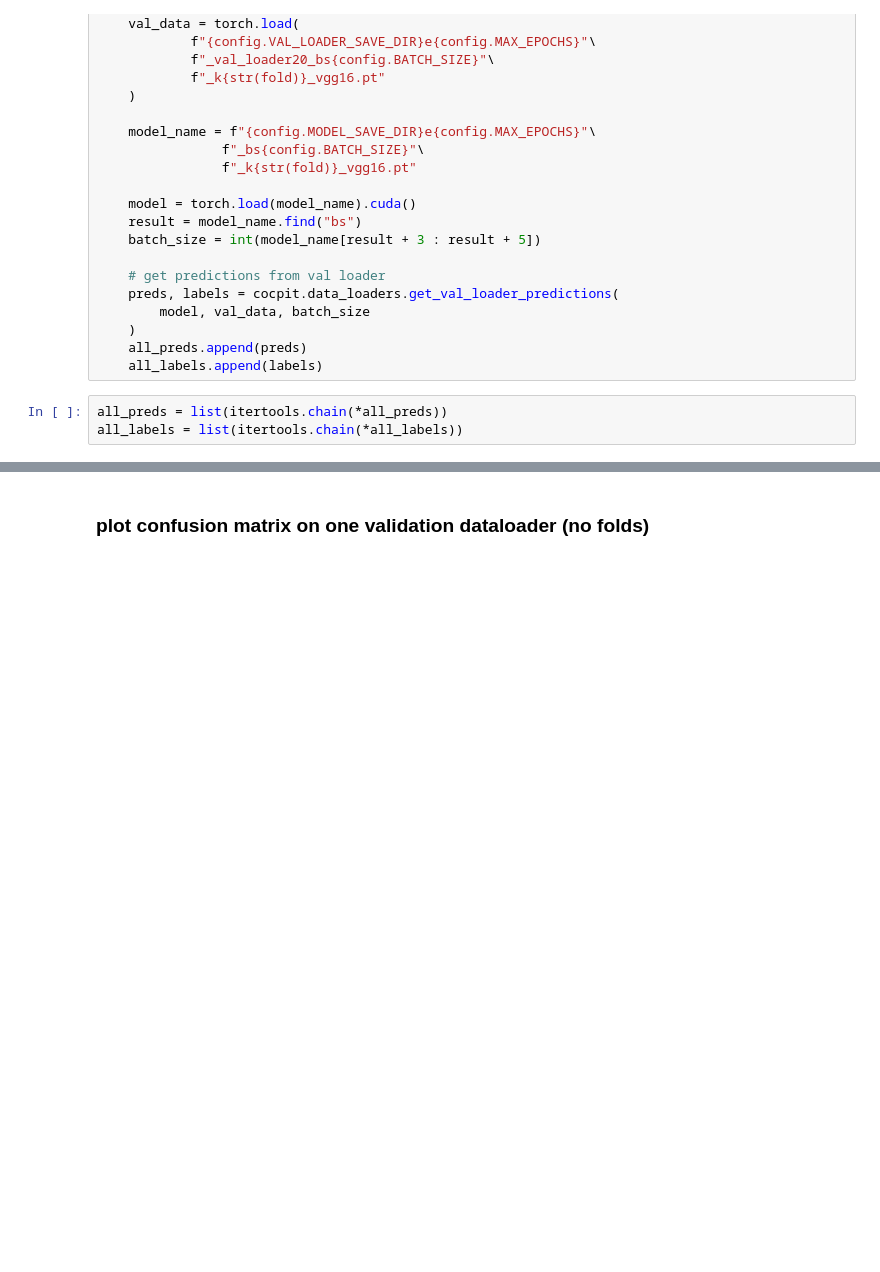
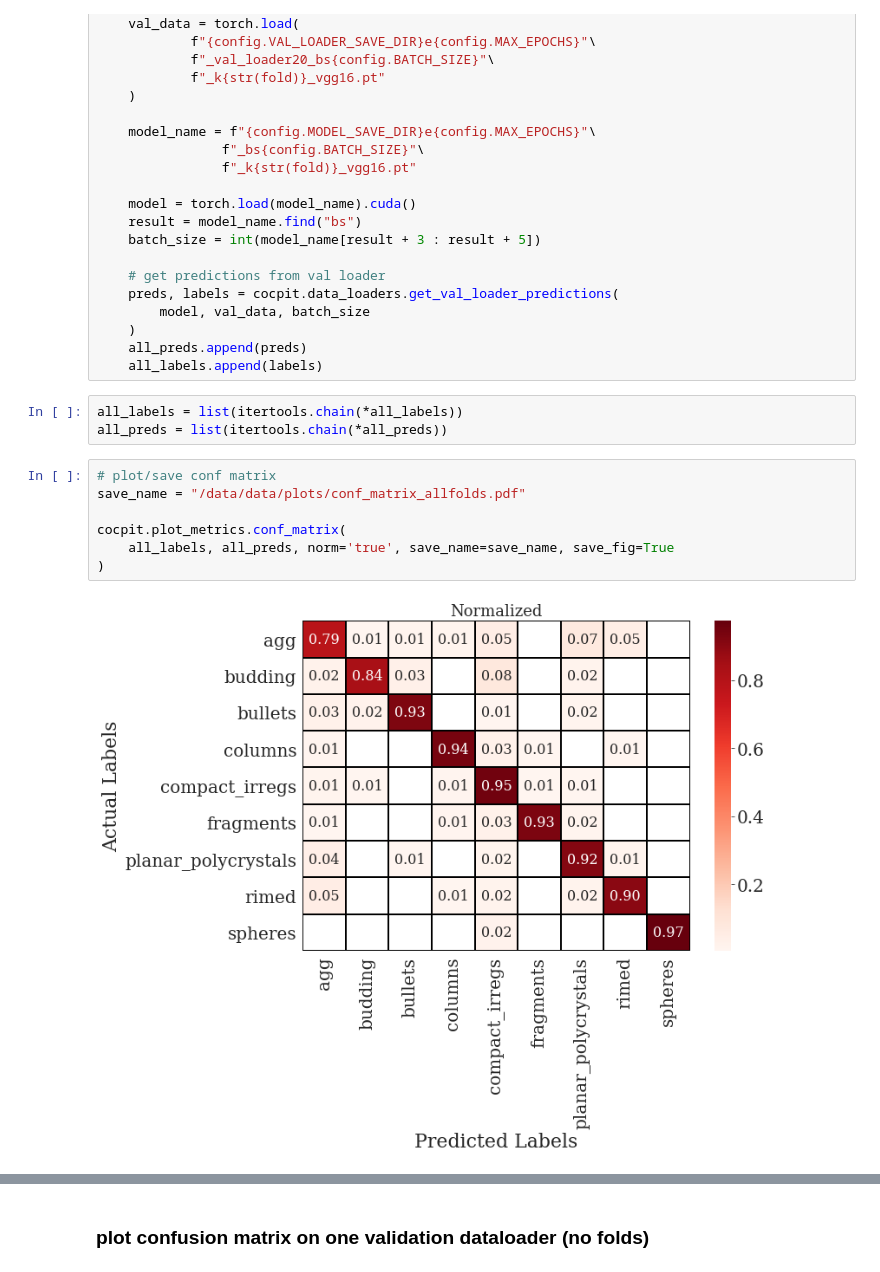
Before and after one commit to vprzybylo/cocpit, a Jupyter notebook: notebooks/make_plots.ipynb, the cells around one changed output, grey strips where cells are left out. Saved outputs shown, nothing was run; the diff lists cells and outputs as text; blank space fills up the shorter version.

Commit message:
concat folds for comet conf matrix

```diff
--- a/notebooks/make_plots.ipynb
+++ b/notebooks/make_plots.ipynb
@@ -70,6 +67,15 @@ for fold in range(kfolds):
     )
     all_preds.append(preds)
     all_labels.append(labels)
-# %%
-all_preds = list(itertools.chain(*all_preds))
-all_labels = list(itertools.chain(*all_labels))
+# %%
+all_labels = list(itertools.chain(*all_labels))
+all_preds = list(itertools.chain(*all_preds))
+# %%
+# plot/save conf matrix
+save_name = "/data/data/plots/conf_matrix_allfolds.pdf"
+
+cocpit.plot_metrics.conf_matrix(
+    all_labels, all_preds, norm='true', save_name=save_name, save_fig=True
+)
+# %% [output]
+[figure, added]
```
Also changed, not shown: parts of 8 cells of this notebook, 6 other files.
